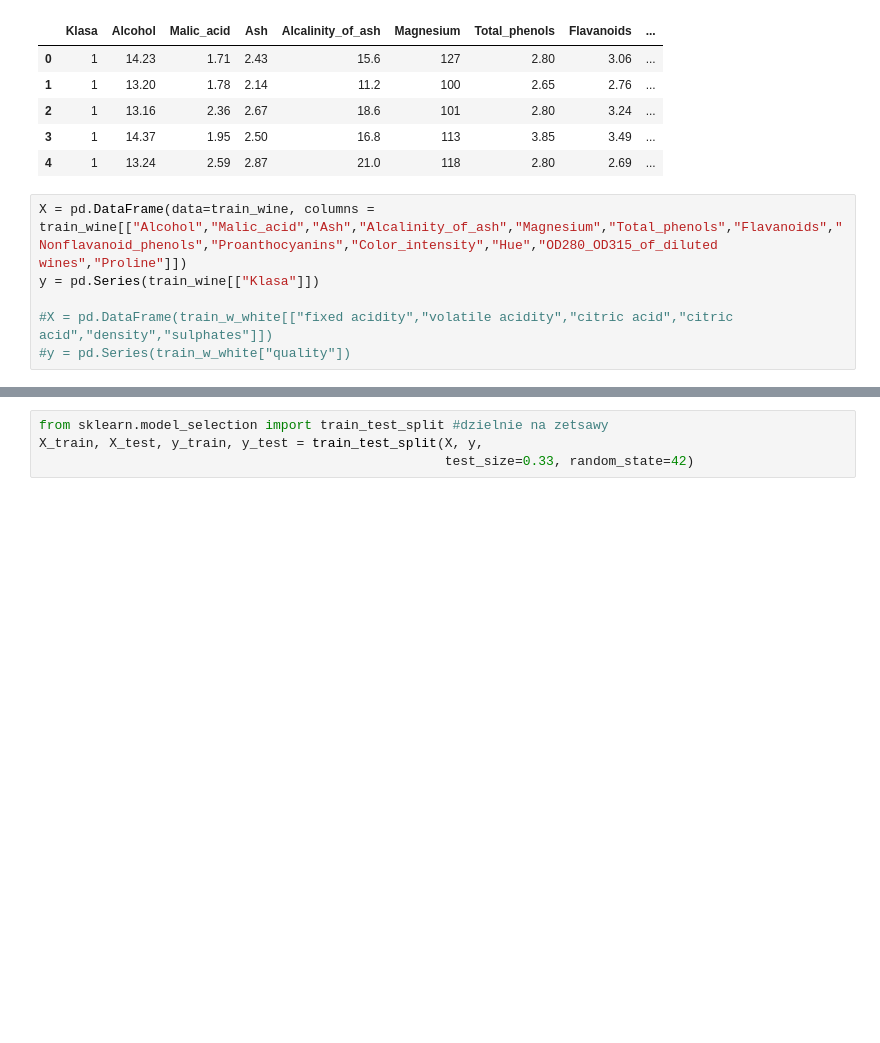
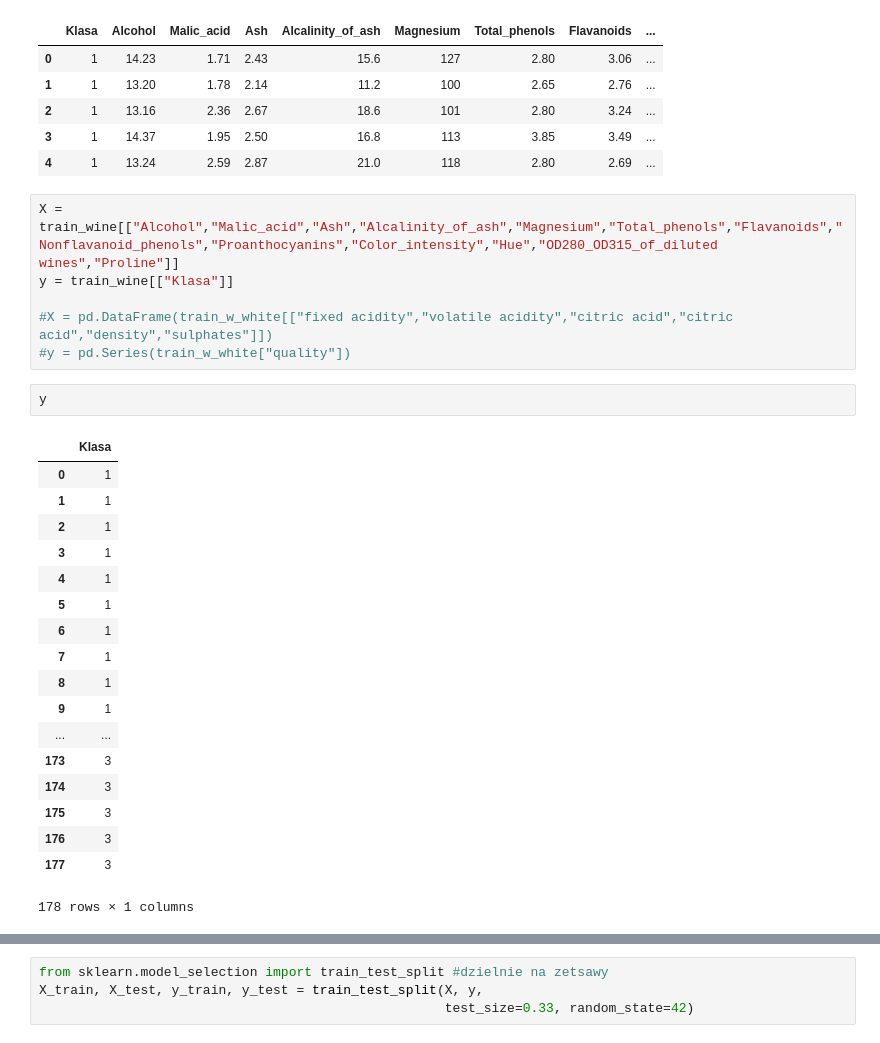
Before and after one commit to infoshareacademy/jdsz1-superkret, a Jupyter notebook: python_homeworks/python_praca_domowa_grzegorz_szyperek.ipynb, the cells around one changed output, grey strips where cells are left out. Cells and saved outputs as stored; diff of their text form; blank space fills up the shorter version.

```diff
--- a/python_homeworks/python_praca_domowa_grzegorz_szyperek.ipynb
+++ b/python_homeworks/python_praca_domowa_grzegorz_szyperek.ipynb
@@ -111,8 +111,29 @@ train_wine.head()
 | 3 | 1 | 14.37 | 1.95 | 2.50 | 16.8 | 113 | 3.85 | 3.49 | ... |
 | 4 | 1 | 13.24 | 2.59 | 2.87 | 21.0 | 118 | 2.80 | 2.69 | ... |
 # %%
-X = pd.DataFrame(data=train_wine, columns = train_wine[["Alcohol","Malic_acid","Ash","Alcalinity_of_ash","Magnesium","Total_phenols","Flavanoids","Nonflavanoid_phenols","Proanthocyanins","Color_intensity","Hue","OD280_OD315_of_diluted wines","Proline"]])
-y = pd.Series(train_wine[["Klasa"]])
+X = train_wine[["Alcohol","Malic_acid","Ash","Alcalinity_of_ash","Magnesium","Total_phenols","Flavanoids","Nonflavanoid_phenols","Proanthocyanins","Color_intensity","Hue","OD280_OD315_of_diluted wines","Proline"]]
+y = train_wine[["Klasa"]]
 
 #X = pd.DataFrame(train_w_white[["fixed acidity","volatile acidity","citric acid","citric acid","density","sulphates"]])
 #y = pd.Series(train_w_white["quality"])
+# %%
+y
+# %% [output]
+|  | Klasa |
+| 0 | 1 |
+| 1 | 1 |
+| 2 | 1 |
+| 3 | 1 |
+| 4 | 1 |
+| 5 | 1 |
+| 6 | 1 |
+| 7 | 1 |
+| 8 | 1 |
+| 9 | 1 |
+| ... | ... |
+| 173 | 3 |
+| 174 | 3 |
+| 175 | 3 |
+| 176 | 3 |
+| 177 | 3 |
+178 rows × 1 columns
```
Also changed, not shown: parts of 24 cells of this notebook.
